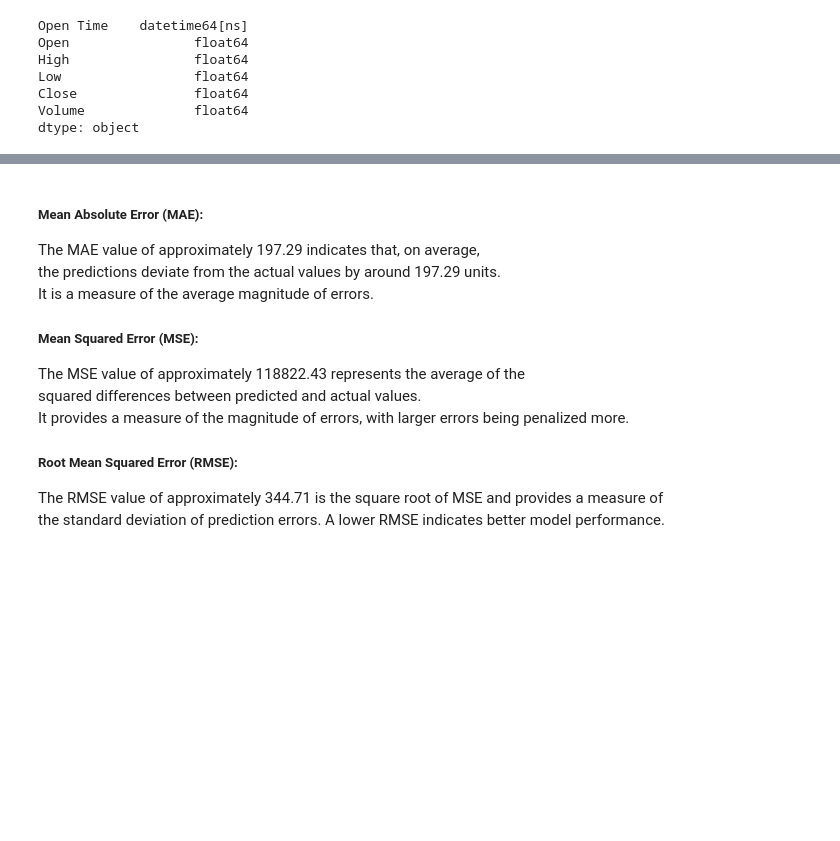
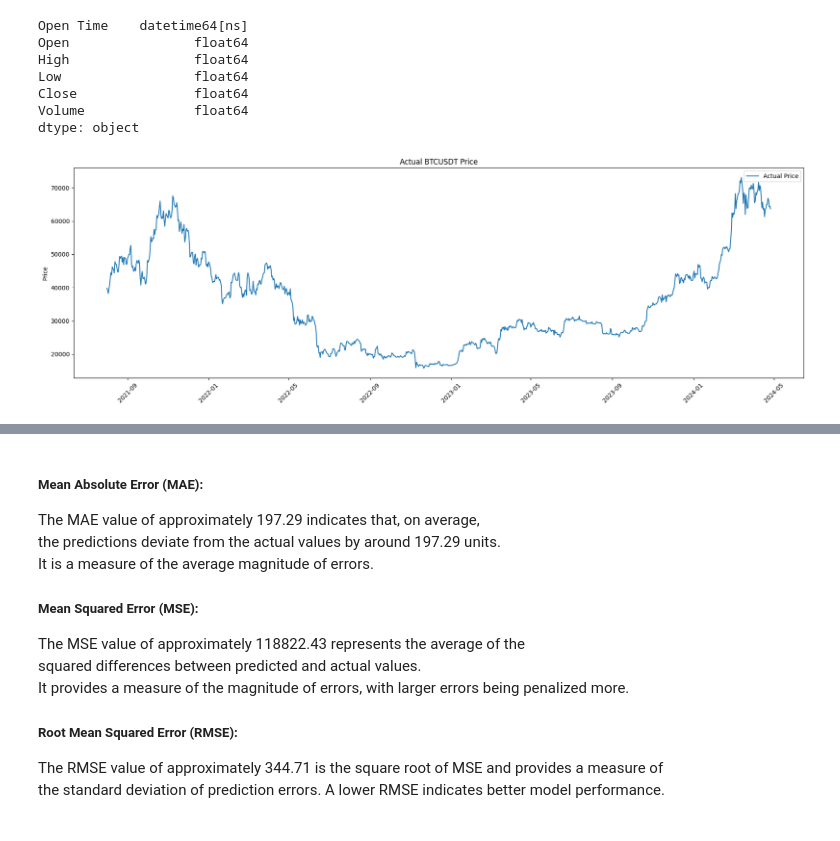
Before and after one commit to nturganaliev/diploma_project, a Jupyter notebook: bitcoin_price_predict_using_random_forest.ipynb, the cells around one changed output, grey strips where cells are left out. Saved outputs shown, nothing was run; the diff lists cells and outputs as text; code cells hidden in the pictures; blank space fills up the shorter version.

```diff
--- a/bitcoin_price_predict_using_random_forest.ipynb
+++ b/bitcoin_price_predict_using_random_forest.ipynb
@@ -170,6 +171,17 @@ model.fit(X,y)
 
 # Generate predictions for the entire dataset
 predicted_prices = model.predict(X)
+# %%
+plt.figure(figsize=(18, 6))
+plt.title('Actual {} Price'.format(symbol))
+plt.plot(df['Open Time'], df['Close'], label='Actual Price')
+plt.ylabel('Price')
+plt.legend()
+plt.xticks(rotation=45)
+plt.tight_layout()
+plt.show()
+# %% [output]
+[figure, added]
 # %%
 # Plot actual vs predicted
 plt.figure(figsize=(18, 6))
```
Also changed, not shown: parts of 8 cells of this notebook, 5 other files.
